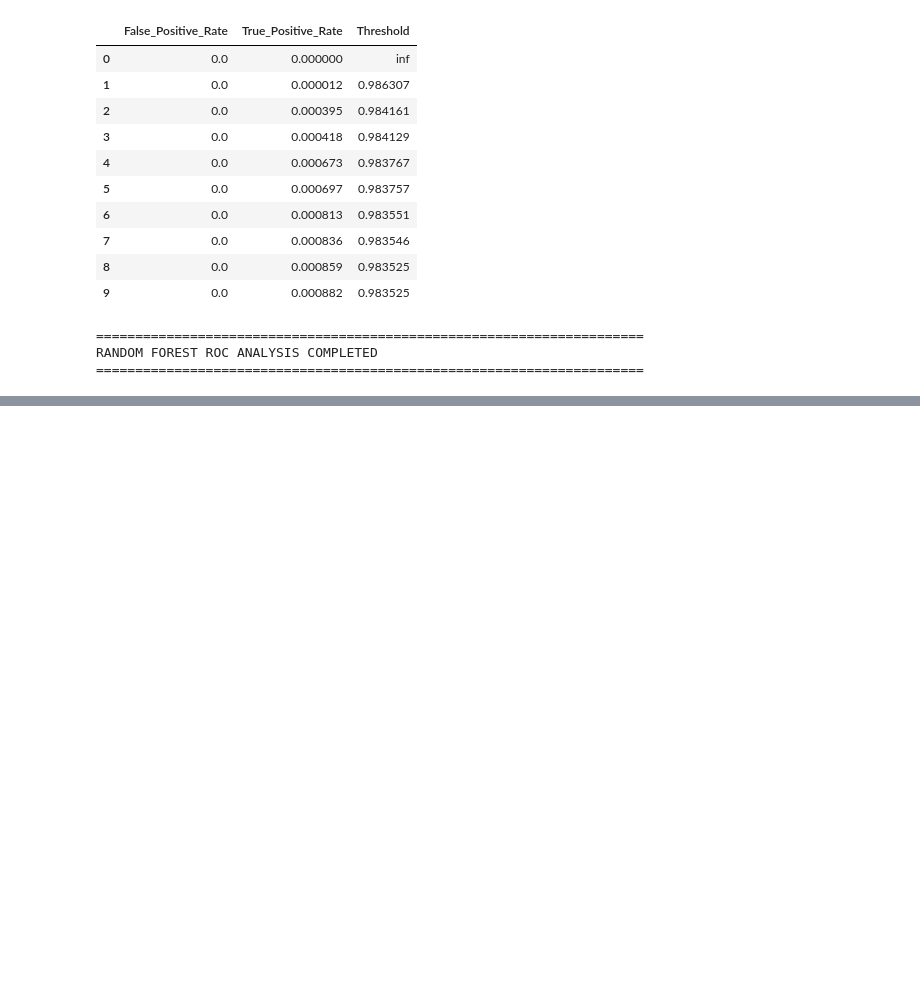
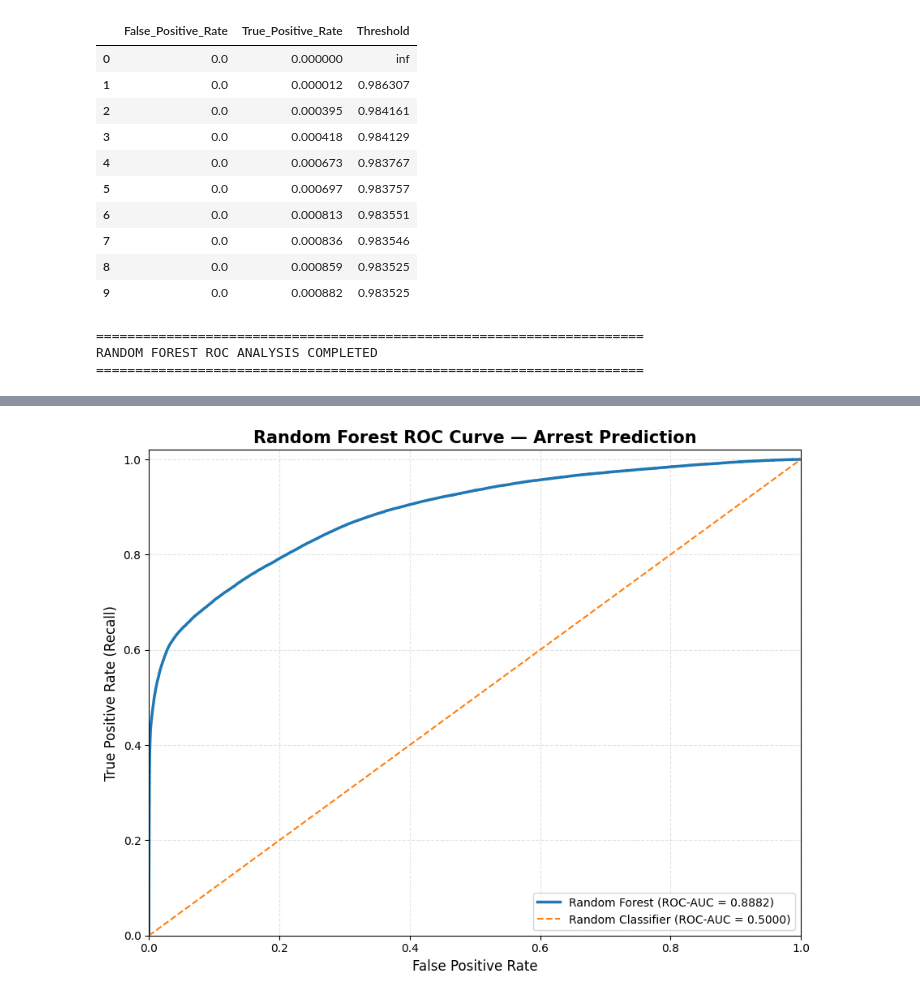
Before and after one commit to arnavon2005/Army_Provost_ML_Project, a Jupyter notebook: 05_Machine_Learning_Modeling.ipynb, the cells around one changed output, grey strips where cells are left out. Drawn from its saved outputs; the diff is of its cells as text; code cells hidden in the pictures; blank space fills up the shorter version.

```diff
--- a/05_Machine_Learning_Modeling.ipynb
+++ b/05_Machine_Learning_Modeling.ipynb
@@ -3085,3 +3085,84 @@ First 10 ROC points:
 ======================================================================
 RANDOM FOREST ROC ANALYSIS COMPLETED
 ======================================================================
+# %%
+# ============================================================
+# Random Forest ROC Curve
+# ============================================================
+
+import matplotlib.pyplot as plt
+import os
+
+print("=" * 70)
+print("GENERATING RANDOM FOREST ROC CURVE")
+print("=" * 70)
+
+# Exact existing project paths
+PROJECT_ROOT = "/content/drive/MyDrive/Army_Provost_ML_Project"
+FIGURES_PATH = os.path.join(PROJECT_ROOT, "Figures")
+
+# Create ROC figure
+plt.figure(figsize=(9, 7))
+
+plt.plot(
+    rf_fpr,
+    rf_tpr,
+    linewidth=2.5,
+    label=f"Random Forest (ROC-AUC = {rf_roc_auc:.4f})"
+)
+
+# Random classifier reference line
+plt.plot(
+    [0, 1],
+    [0, 1],
+    linestyle="--",
+    linewidth=1.5,
+    label="Random Classifier (ROC-AUC = 0.5000)"
+)
+
+plt.xlabel("False Positive Rate", fontsize=12)
+plt.ylabel("True Positive Rate (Recall)", fontsize=12)
+
+plt.title(
+    "Random Forest ROC Curve — Arrest Prediction",
+    fontsize=15,
+    fontweight="bold"
+)
+
+plt.xlim(0, 1)
+plt.ylim(0, 1.02)
+
+plt.grid(
+    True,
+    linestyle="--",
+    alpha=0.35
+)
+
+plt.legend(
+    loc="lower right",
+    fontsize=10
+)
+
+plt.tight_layout()
+
+# Save publication-quality figure
+rf_roc_figure_path = os.path.join(
+    FIGURES_PATH,
+    "Random_Forest_ROC_Curve.png"
+)
+
+plt.savefig(
+    rf_roc_figure_path,
+    dpi=300,
+    bbox_inches="tight"
+)
+
+plt.show()
+
+print("=" * 70)
+print("RANDOM FOREST ROC CURVE SAVED")
+print("=" * 70)
+print(f"ROC-AUC: {rf_roc_auc:.4f}")
+print(f"Figure saved to:")
+print(rf_roc_figure_path)
+# %% [output]
@@ -3087,0 +3172 @@ RANDOM FOREST ROC ANALYSIS COMPLETED
+[figure, added]
```
Also changed, not shown: parts of 10 cells of this notebook.
